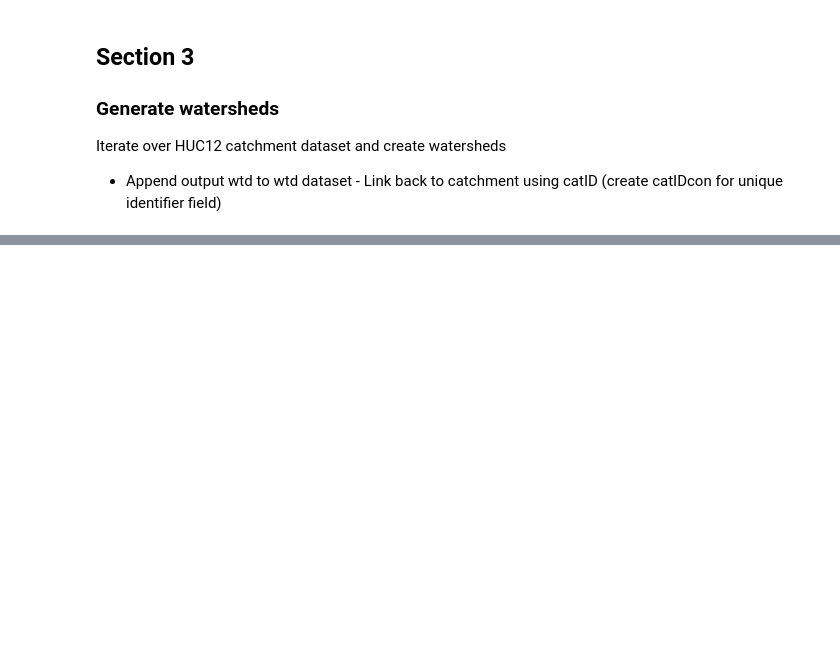
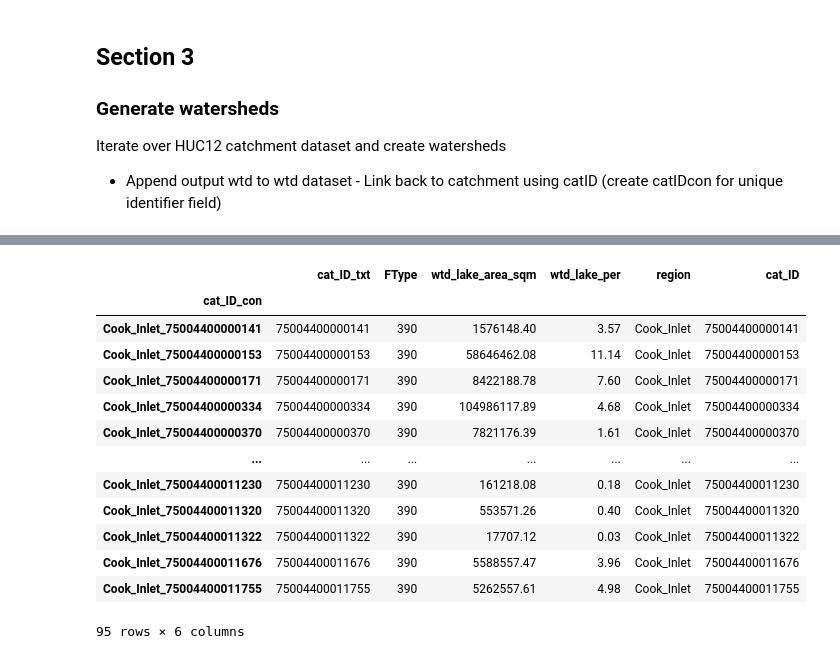
Before and after one commit to erinlarson/AKSSF, a Jupyter notebook: data_preparation/sensitivity_drivers/geomorphology/AKSSF_Huc12_prediction.ipynb, the cells around one changed output, grey strips where cells are left out. Saved outputs shown, nothing was run; the diff lists cells and outputs as text; code cells hidden in the pictures; blank space fills up the shorter version.

```diff
--- a/data_preparation/sensitivity_drivers/geomorphology/AKSSF_Huc12_prediction.ipynb
+++ b/data_preparation/sensitivity_drivers/geomorphology/AKSSF_Huc12_prediction.ipynb
@@ -372,0 +953,27 @@ Iterate over watersheds and calcate the following:
+# %%
+# Make watershed lakes df
+wtd_lp_df = pd.DataFrame()
+wtd_lp_field_list = []
+for field in arcpy.ListFields(wtd_lp):
+    wtd_lp_field_list.append(field.name)
+wtd_lp_arr = arcpy.da.TableToNumPyArray(wtd_lp, wtd_lp_field_list)
+wtd_lp_df = pd.DataFrame(wtd_lp_arr)
+wtd_lp_df = wtd_lp_df.drop("OBJECTID",axis=1)
+wtd_lp_df = wtd_lp_df.set_index('cat_ID_con')
+dfs.append(wtd_lp_df)
+wtd_lp_df
+# %% [output]
+|  | cat_ID_txt | FType | wtd_lake_area_sqm | wtd_lake_per | region | cat_ID |
+| cat_ID_con |  |  |  |  |  |  |
+| Cook_Inlet_75004400000141 | 75004400000141 | 390 | 1576148.40 | 3.57 | Cook_Inlet | 75004400000141 |
+| Cook_Inlet_75004400000153 | 75004400000153 | 390 | 58646462.08 | 11.14 | Cook_Inlet | 75004400000153 |
+| Cook_Inlet_75004400000171 | 75004400000171 | 390 | 8422188.78 | 7.60 | Cook_Inlet | 75004400000171 |
+| Cook_Inlet_75004400000334 | 75004400000334 | 390 | 104986117.89 | 4.68 | Cook_Inlet | 75004400000334 |
+| Cook_Inlet_75004400000370 | 75004400000370 | 390 | 7821176.39 | 1.61 | Cook_Inlet | 75004400000370 |
+| ... | ... | ... | ... | ... | ... | ... |
+| Cook_Inlet_75004400011230 | 75004400011230 | 390 | 161218.08 | 0.18 | Cook_Inlet | 75004400011230 |
+| Cook_Inlet_75004400011320 | 75004400011320 | 390 | 553571.26 | 0.40 | Cook_Inlet | 75004400011320 |
+| Cook_Inlet_75004400011322 | 75004400011322 | 390 | 17707.12 | 0.03 | Cook_Inlet | 75004400011322 |
+| Cook_Inlet_75004400011676 | 75004400011676 | 390 | 5588557.47 | 3.96 | Cook_Inlet | 75004400011676 |
+| Cook_Inlet_75004400011755 | 75004400011755 | 390 | 5262557.61 | 4.98 | Cook_Inlet | 75004400011755 |
+95 rows × 6 columns
```
Also changed, not shown: parts of 19 cells of this notebook, 10 other files.
